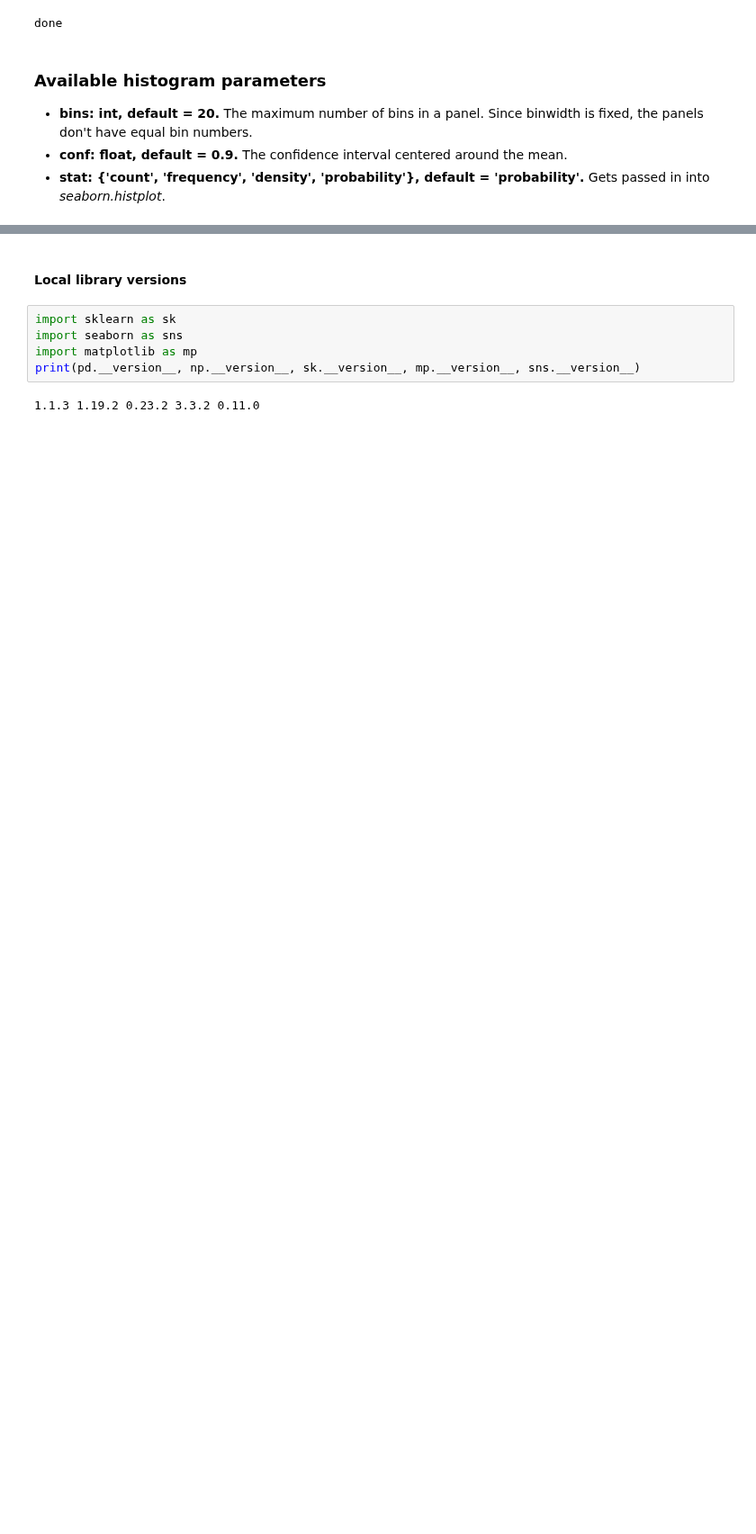
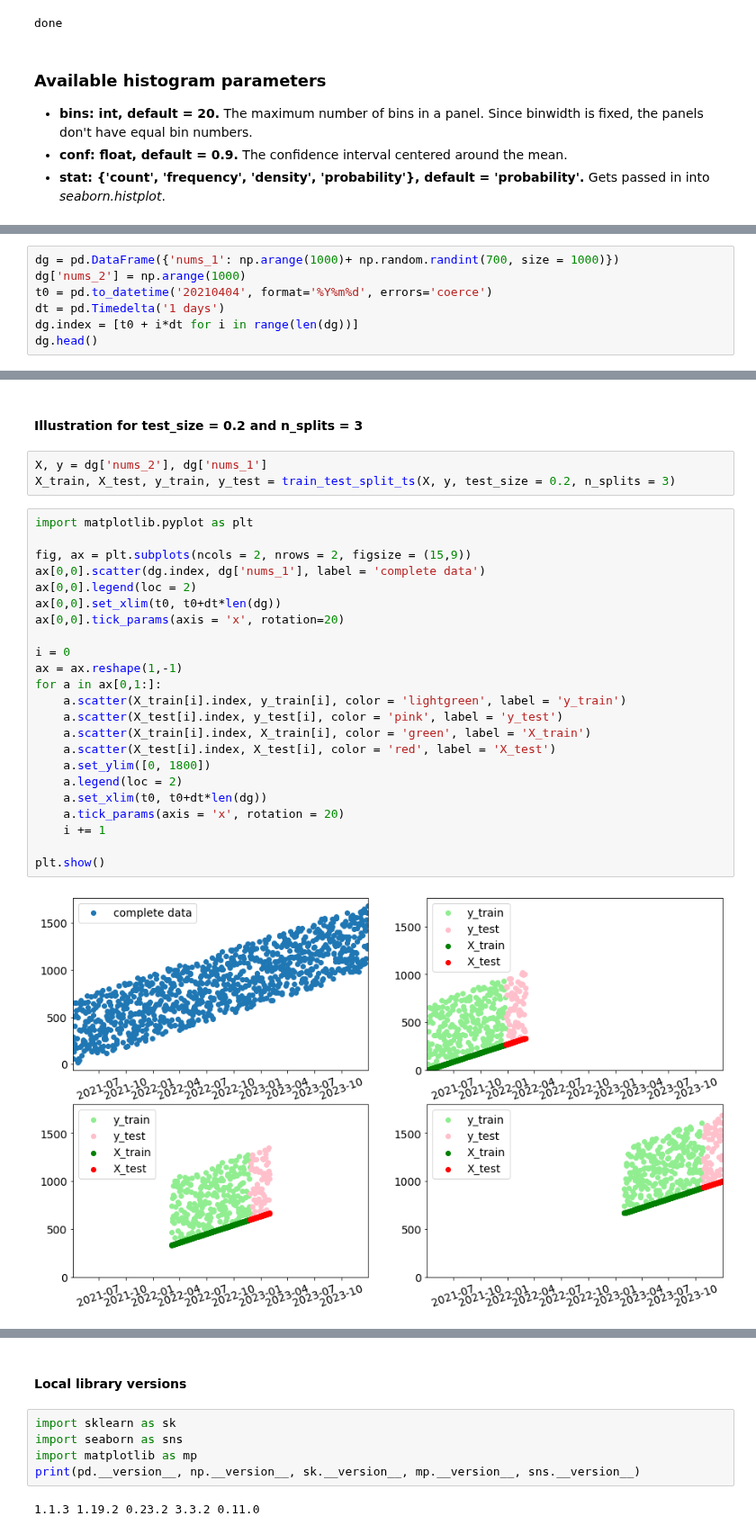
Before and after one commit to ttmarkka/mlbootstrap, a Jupyter notebook: BE_example.ipynb, the cells around one changed output, grey strips where cells are left out. Shown at 90% size. Cells and saved outputs as stored; diff of their text form; blank space fills up the shorter version.

```diff
--- a/BE_example.ipynb
+++ b/BE_example.ipynb
@@ -109,0 +120,7 @@ BE_linear.plot(bins = 60, conf = 0.975, stat = 'density')
+# %%
+dg = pd.DataFrame({'nums_1': np.arange(1000)+ np.random.randint(700, size = 1000)})
+dg['nums_2'] = np.arange(1000)
+t0 = pd.to_datetime('20210404', format='%Y%m%d', errors='coerce')
+dt = pd.Timedelta('1 days')
+dg.index = [t0 + i*dt for i in range(len(dg))]
+dg.head()
@@ -109,0 +142,30 @@ BE_linear.plot(bins = 60, conf = 0.975, stat = 'density')
+# %% [markdown]
+#### Illustration for test_size = 0.2 and n_splits = 3
+# %%
+X, y = dg['nums_2'], dg['nums_1']
+X_train, X_test, y_train, y_test = train_test_split_ts(X, y, test_size = 0.2, n_splits = 3)
+# %%
+import matplotlib.pyplot as plt
+
+fig, ax = plt.subplots(ncols = 2, nrows = 2, figsize = (15,9))
+ax[0,0].scatter(dg.index, dg['nums_1'], label = 'complete data')
+ax[0,0].legend(loc = 2)
+ax[0,0].set_xlim(t0, t0+dt*len(dg))
+ax[0,0].tick_params(axis = 'x', rotation=20)
+
+i = 0
+ax = ax.reshape(1,-1)
+for a in ax[0,1:]:
+    a.scatter(X_train[i].index, y_train[i], color = 'lightgreen', label = 'y_train')
+    a.scatter(X_test[i].index, y_test[i], color = 'pink', label = 'y_test')
+    a.scatter(X_train[i].index, X_train[i], color = 'green', label = 'X_train')
+    a.scatter(X_test[i].index, X_test[i], color = 'red', label = 'X_test')
+    a.set_ylim([0, 1800])
+    a.legend(loc = 2)
+    a.set_xlim(t0, t0+dt*len(dg))
+    a.tick_params(axis = 'x', rotation = 20)
+    i += 1
+
+plt.show()
+# %% [output]
+[figure, added]
```
Also changed, not shown: parts of 15 cells of this notebook, 1 other file.
